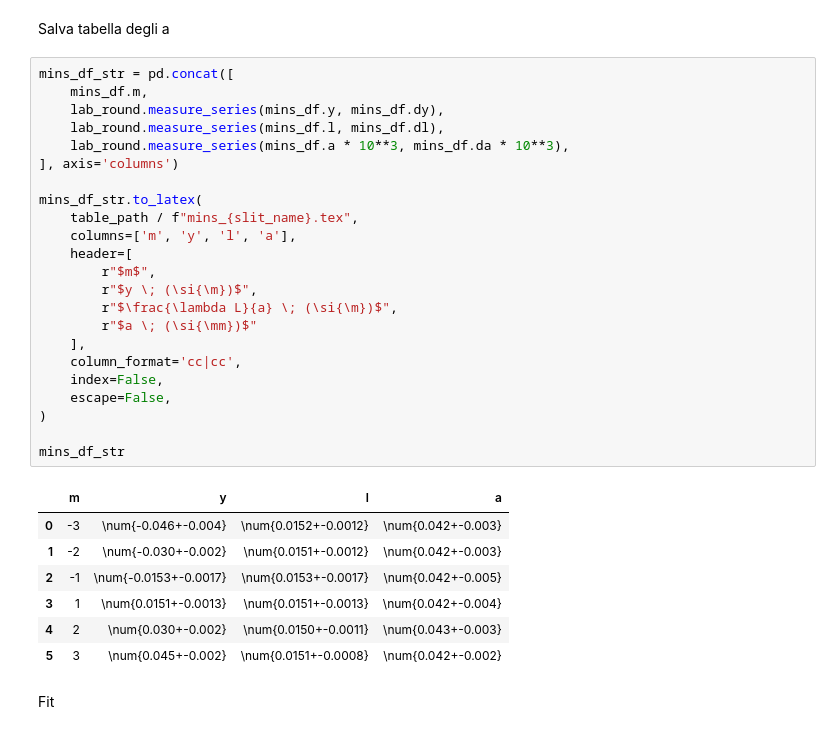
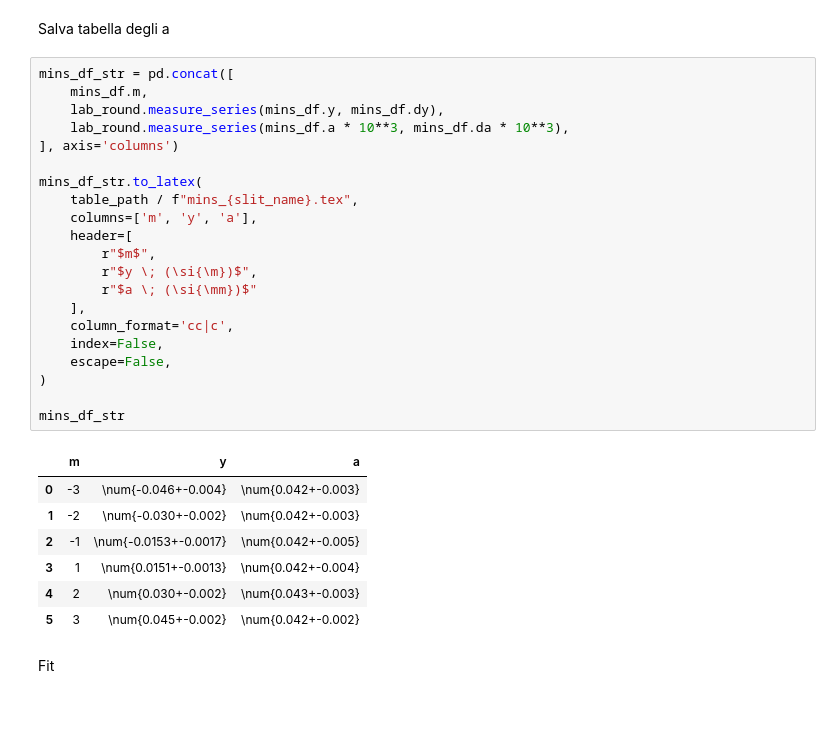
Before and after one commit to Vayxen/Lab2-Ottica-1, a Jupyter notebook: code/slit_0.04.ipynb, the cells around one changed output. Saved outputs shown, nothing was run; the diff lists cells and outputs as text.

```diff
--- a/code/slit_0.04.ipynb
+++ b/code/slit_0.04.ipynb
@@ -150,34 +150,32 @@ Salva tabella degli a
 # %%
 mins_df_str = pd.concat([
     mins_df.m,
     lab_round.measure_series(mins_df.y, mins_df.dy),
-    lab_round.measure_series(mins_df.l, mins_df.dl),
     lab_round.measure_series(mins_df.a * 10**3, mins_df.da * 10**3),
 ], axis='columns')
 
 mins_df_str.to_latex(
     table_path / f"mins_{slit_name}.tex",
-    columns=['m', 'y', 'l', 'a'],
+    columns=['m', 'y', 'a'],
     header=[
         r"$m$",
         r"$y \; (\si{\m})$",
-        r"$\frac{\lambda L}{a} \; (\si{\m})$",
         r"$a \; (\si{\mm})$"
     ],
-    column_format='cc|cc',
+    column_format='cc|c',
     index=False,
     escape=False,
 )
 
 mins_df_str
 # %% [output]
-|  | m | y | l | a |
-| 0 | -3 | \num{-0.046+-0.004} | \num{0.0152+-0.0012} | \num{0.042+-0.003} |
-| 1 | -2 | \num{-0.030+-0.002} | \num{0.0151+-0.0012} | \num{0.042+-0.003} |
-| 2 | -1 | \num{-0.0153+-0.0017} | \num{0.0153+-0.0017} | \num{0.042+-0.005} |
-| 3 | 1 | \num{0.0151+-0.0013} | \num{0.0151+-0.0013} | \num{0.042+-0.004} |
-| 4 | 2 | \num{0.030+-0.002} | \num{0.0150+-0.0011} | \num{0.043+-0.003} |
-| 5 | 3 | \num{0.045+-0.002} | \num{0.0151+-0.0008} | \num{0.042+-0.002} |
+|  | m | y | a |
+| 0 | -3 | \num{-0.046+-0.004} | \num{0.042+-0.003} |
+| 1 | -2 | \num{-0.030+-0.002} | \num{0.042+-0.003} |
+| 2 | -1 | \num{-0.0153+-0.0017} | \num{0.042+-0.005} |
+| 3 | 1 | \num{0.0151+-0.0013} | \num{0.042+-0.004} |
+| 4 | 2 | \num{0.030+-0.002} | \num{0.043+-0.003} |
+| 5 | 3 | \num{0.045+-0.002} | \num{0.042+-0.002} |
 # %% [markdown]
 Fit
 # %%
```
Also changed, not shown: 7 other files.
